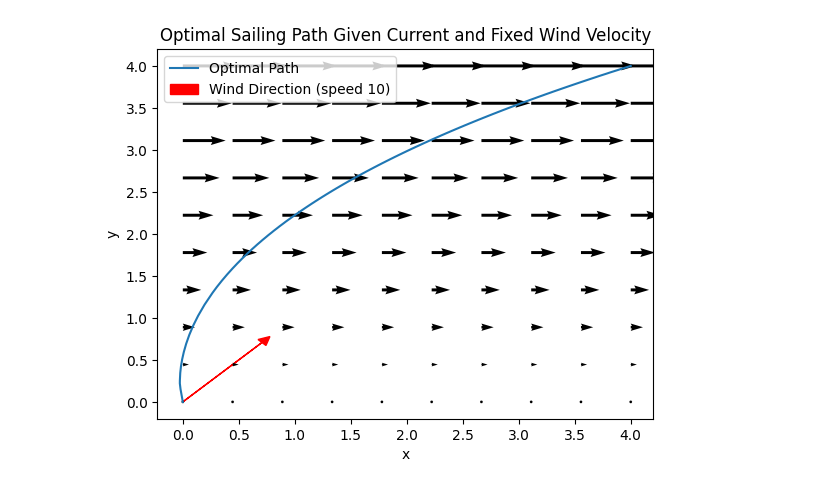
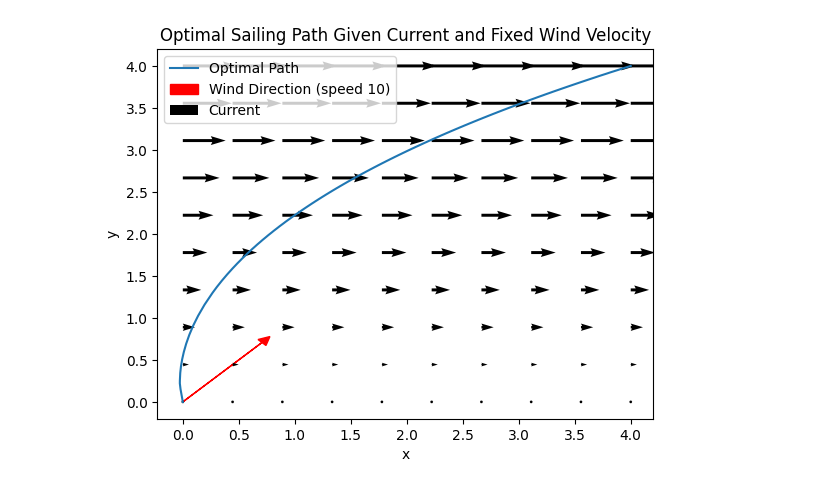
Before and after one commit to EthanPrimes/vol4-second-project, a Jupyter notebook: constant_wind.ipynb, the cells around one changed output. Drawn from its saved outputs; the diff is of its cells as text; code cells hidden in the pictures.

```diff
--- a/constant_wind.ipynb
+++ b/constant_wind.ipynb
@@ -73,32 +73,32 @@ def bc(ya, yb, p):
 t = np.linspace(0, 1, 100)
 
 # Initial guesses
 Y_guess = np.zeros((4, t.size))
 p_guess = np.array([2.0])
 Y_guess[0] = np.linspace(x0[0], xf[0], t.size)
 Y_guess[1] = np.linspace(x0[1], xf[1], t.size)
 Y_guess[2] = 1.0
 Y_guess[3] = 1.0
 
 # Solving the ode
 sol = solve_bvp(ode, bc, t, Y_guess, p=p_guess)
 
 # Plotting the optimally computed path
 plt.plot(sol.y[0], sol.y[1], label="Optimal Path")
 
 # Plotting the wind direction
 plt.arrow(0, 0, np.cos(phi), np.sin(phi), head_width=0.1, head_length=0.1, fc="red", ec="red", label=f"Wind Direction (speed {v})")
 
 # Plotting the vector field and optimal route
 x = np.linspace(0, 4, 10)
 X, Y = np.meshgrid(x, x)
 U = 5 * Y
 V = np.zeros_like(X)
-plt.quiver(X, Y, U, V)
+plt.quiver(X, Y, U, V, label="Current")
 plt.title("Optimal Sailing Path Given Current and Fixed Wind Velocity")
 plt.xlabel("x")
 plt.ylabel("y")
 plt.legend()
 plt.show()
 # %% [output]
-[figure, old version]
+[figure, new version]
```
Also changed, not shown: 2 other files.
